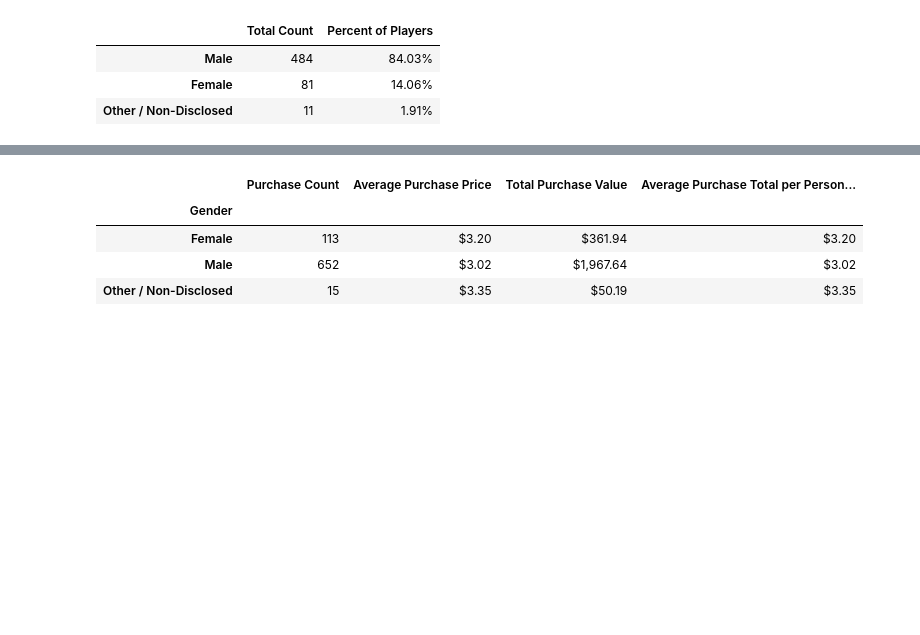
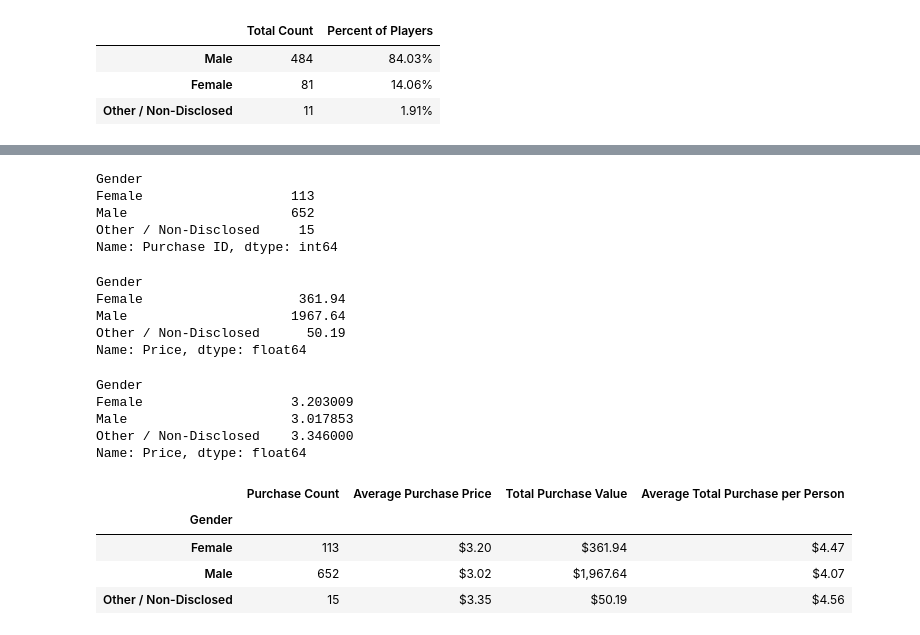
Before and after one commit to sharonpete/pandas-challenge, a Jupyter notebook: HeroesOfPymoli/heroesofpymoli.ipynb, the cells around one changed output, grey strips where cells are left out. Drawn from its saved outputs; the diff is of its cells as text; code cells hidden in the pictures; blank space fills up the shorter version.

Commit message:
homework after working with Ruchi, more bugs fixed

```diff
--- a/HeroesOfPymoli/heroesofpymoli.ipynb
+++ b/HeroesOfPymoli/heroesofpymoli.ipynb
@@ -75,47 +123,69 @@ gender_summary_df
+# %%
+# Purchase Count:
+gender_purchases = gender_purchases_count.count()['Purchase ID']
+
+print(gender_purchases)
+# %% [output]
+Gender
+Female                   113
+Male                     652
+Other / Non-Disclosed     15
+Name: Purchase ID, dtype: int64
+# %%
+## Total Purchase Value
+total_purchase_value = gender_df.groupby(["Gender"]).sum()['Price']
+
+total_purchase_value
+# %% [output]
+Gender
+Female                    361.94
+Male                     1967.64
+Other / Non-Disclosed      50.19
+Name: Price, dtype: float64
+# %%
+## Average Purchase Price
+average_purchase_price = gender_df.groupby(['Gender']).mean()['Price']
+
+average_purchase_price
+# %% [output]
+Gender
+Female                   3.203009
+Male                     3.017853
+Other / Non-Disclosed    3.346000
+Name: Price, dtype: float64
+# %%
+## Average Purchase Total Per Person
+
+#average_person_purchase = total_purchase_value / gender_purchases
+
+#average_person_purchase
+# Ruchi
+
+average_total_purchase_per_person = total_purchase_value /gender_summary_df['Total Count']
+
+#average_total_purchase_per_person.head()
 # %%
-# Purchasing Analysis (Gender)
-# the below, each broken by gender
-gender_df = heroes_df.loc[:,['Purchase ID','SN', 'Age','Gender', 'Price']]
-
-#group by
-gender_group = heroes_df.groupby(['Gender'])
-gender_purchases_count = gender_df.groupby(["Gender"])
-
-# Purchase Count:
-gender_purchases = gender_purchases_count.count()['Purchase ID']
-
-## Total Purchase Value
-total_purchase_value = gender_df.groupby(["Gender"]).sum()['Price']
-
-
-## Average Purchase Price
-average_purchase_price = gender_df.groupby(['Gender']).mean()['Price']
-
-## Average Purchase Total Per Person By Gender
-average_person_purchase = total_purchase_value / gender_purchases
-
-
 # Add to the summary dataframe
 purchase_by_gender_dict = {'Purchase Count':gender_purchases,
                           'Average Purchase Price':average_purchase_price,
                           'Total Purchase Value': total_purchase_value,
-                          'Average Purchase Total per Person by Gender': average_person_purchase}
+                          'Average Total Purchase per Person': average_total_purchase_per_person}
 
 
 
 purchase_by_gender_summary_df = pd.DataFrame(purchase_by_gender_dict)
 
 purchase_by_gender_summary_df['Average Purchase Price'] = purchase_by_gender_summary_df['Average Purchase Price'].astype(float).map("${:,.2f}".format)
 purchase_by_gender_summary_df['Total Purchase Value'] = purchase_by_gender_summary_df['Total Purchase Value'].astype(float).map("${:,.2f}".format)
-purchase_by_gender_summary_df['Average Purchase Total per Person by Gender'] = purchase_by_gender_summary_df['Average Purchase Total per Person by Gender'].astype(float).map("${:,.2f}".format)
+purchase_by_gender_summary_df['Average Total Purchase per Person'] = purchase_by_gender_summary_df['Average Total Purchase per Person'].astype(float).map("${:,.2f}".format)
 
 purchase_by_gender_summary_df
 # %% [output]
-|  | Purchase Count | Average Purchase Price | Total Purchase Value | Average Purchase Total per Person... |
+|  | Purchase Count | Average Purchase Price | Total Purchase Value | Average Total Purchase per Person |
 | Gender |  |  |  |  |
-| Female | 113 | $3.20 | $361.94 | $3.20 |
-| Male | 652 | $3.02 | $1,967.64 | $3.02 |
-| Other / Non-Disclosed | 15 | $3.35 | $50.19 | $3.35 |
+| Female | 113 | $3.20 | $361.94 | $4.47 |
+| Male | 652 | $3.02 | $1,967.64 | $4.07 |
+| Other / Non-Disclosed | 15 | $3.35 | $50.19 | $4.56 |
 # %%
 # Age Demographics
 # The below, each broken into bins of 4 years (i.i < 10, 10-14, 15-19, etc.)
```
Also changed, not shown: parts of 18 cells of this notebook.
